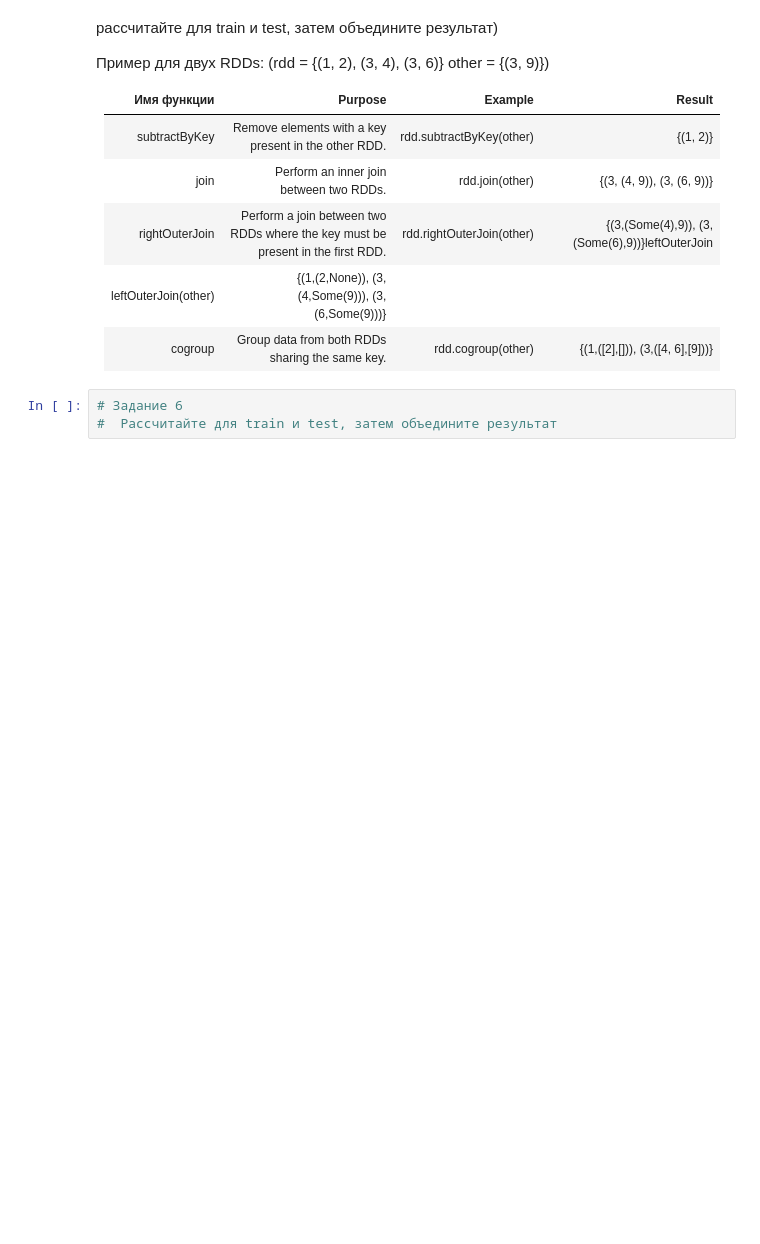
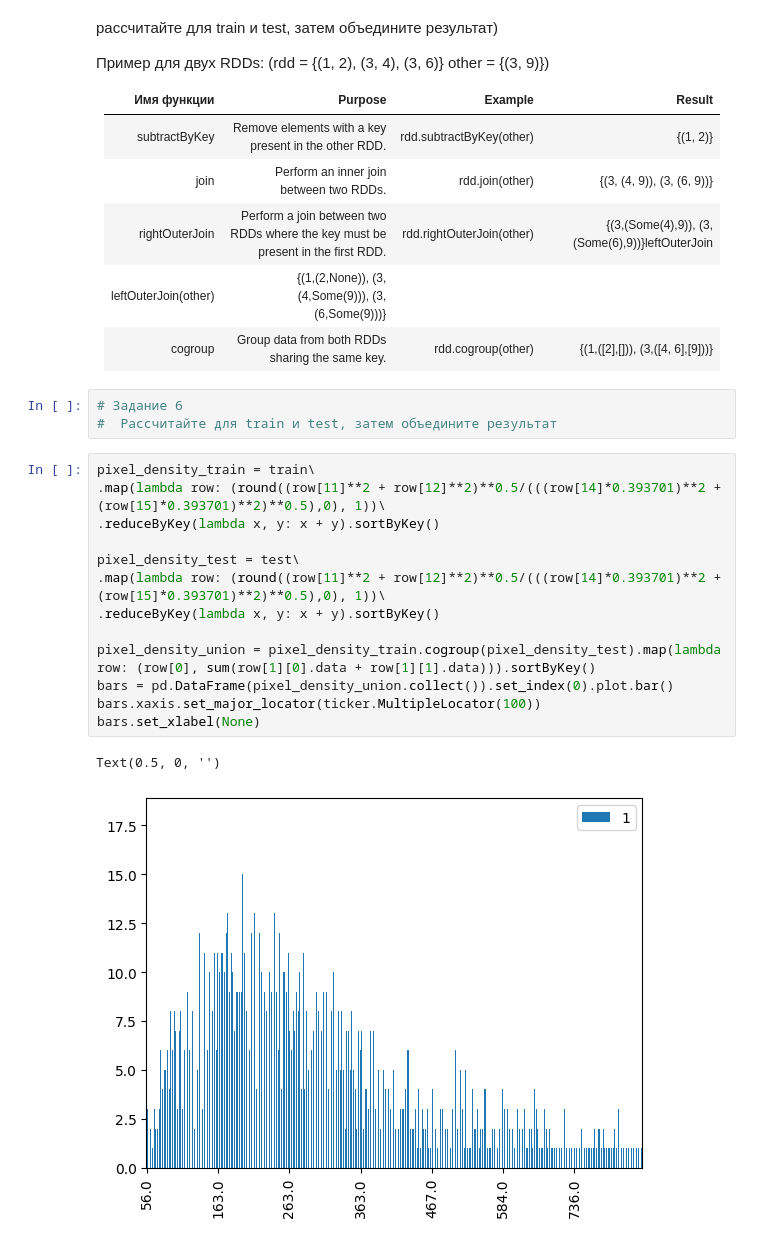
Before and after one commit to Anbionchik/Git_brain_lessons, a Jupyter notebook: Spark/Les3/Урок_3_HW_RDD_27dec2021.ipynb, the cells around one changed output. Drawn from its saved outputs; the diff is of its cells as text; blank space fills up the shorter version.

```diff
--- a/Spark/Les3/Урок_3_HW_RDD_27dec2021.ipynb
+++ b/Spark/Les3/Урок_3_HW_RDD_27dec2021.ipynb
@@ -218,3 +264,19 @@ cogroup | Group data from both RDDs sharing the same key. | rdd.cogroup(other) |
 # %%
 # Задание 6
 #  Рассчитайте для train и test, затем объедините результат
+# %%
+pixel_density_train = train\
+.map(lambda row: (round((row[11]**2 + row[12]**2)**0.5/(((row[14]*0.393701)**2 + (row[15]*0.393701)**2)**0.5),0), 1))\
+.reduceByKey(lambda x, y: x + y).sortByKey()
+
+pixel_density_test = test\
+.map(lambda row: (round((row[11]**2 + row[12]**2)**0.5/(((row[14]*0.393701)**2 + (row[15]*0.393701)**2)**0.5),0), 1))\
+.reduceByKey(lambda x, y: x + y).sortByKey()
+
+pixel_density_union = pixel_density_train.cogroup(pixel_density_test).map(lambda row: (row[0], sum(row[1][0].data + row[1][1].data))).sortByKey()
+bars = pd.DataFrame(pixel_density_union.collect()).set_index(0).plot.bar()
+bars.xaxis.set_major_locator(ticker.MultipleLocator(100))
+bars.set_xlabel(None)
+# %% [output]
+Text(0.5, 0, '')
+[figure, added]
```
Also changed, not shown: parts of 10 cells of this notebook.
